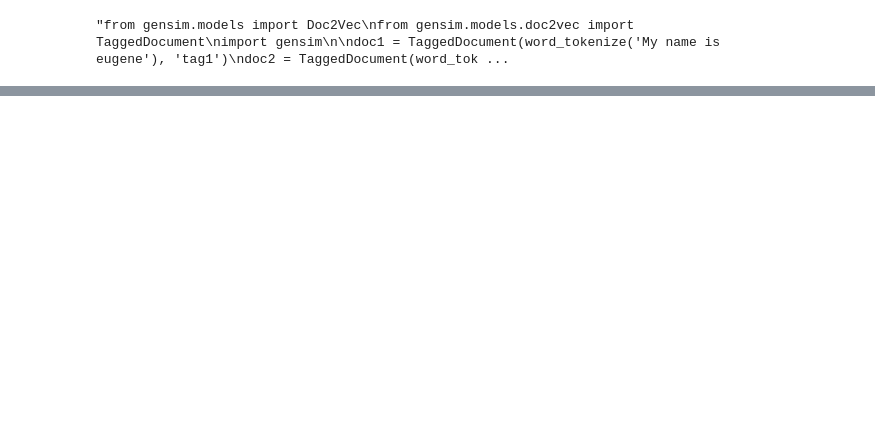
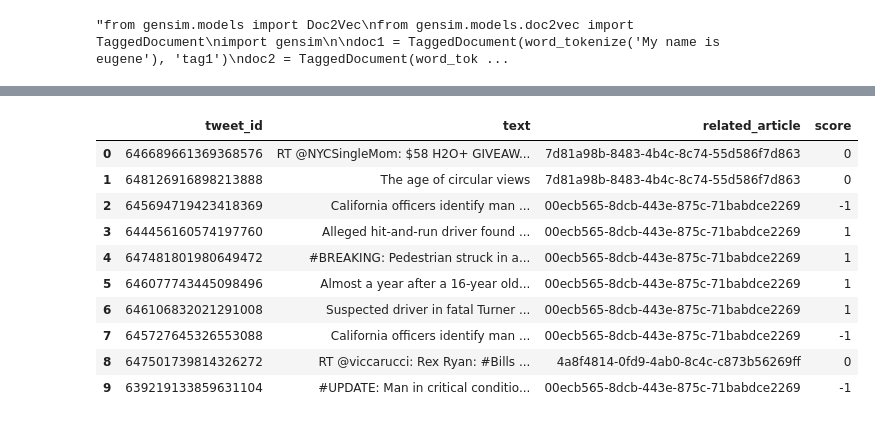
Before and after one commit to Dustyik/IR-tweets---disaster-, a Jupyter notebook: Project.ipynb, the cells around one changed output, grey strips where cells are left out. Cells and saved outputs as stored; diff of their text form; code cells hidden in the pictures; blank space fills up the shorter version.

```diff
--- a/Project.ipynb
+++ b/Project.ipynb
@@ -359,0 +385,16 @@ model.train(sentences, total_examples=model.corpus_count, epochs=10)
+# %%
+docterm = TfIdf(data)
+result = docterm.query(query_id, query_text, 'euclidean')
+result
+# %% [output]
+|  | tweet_id | text | related_article | score |
+| 0 | 646689661369368576 | RT @NYCSingleMom: $58 H2O+ GIVEAW... | 7d81a98b-8483-4b4c-8c74-55d586f7d863 | 0 |
+| 1 | 648126916898213888 | The age of circular views | 7d81a98b-8483-4b4c-8c74-55d586f7d863 | 0 |
+| 2 | 645694719423418369 | California officers identify man ... | 00ecb565-8dcb-443e-875c-71babdce2269 | -1 |
+| 3 | 644456160574197760 | Alleged hit-and-run driver found ... | 00ecb565-8dcb-443e-875c-71babdce2269 | 1 |
+| 4 | 647481801980649472 | #BREAKING: Pedestrian struck in a... | 00ecb565-8dcb-443e-875c-71babdce2269 | 1 |
+| 5 | 646077743445098496 | Almost a year after a 16-year old... | 00ecb565-8dcb-443e-875c-71babdce2269 | 1 |
+| 6 | 646106832021291008 | Suspected driver in fatal Turner ... | 00ecb565-8dcb-443e-875c-71babdce2269 | 1 |
+| 7 | 645727645326553088 | California officers identify man ... | 00ecb565-8dcb-443e-875c-71babdce2269 | -1 |
+| 8 | 647501739814326272 | RT @viccarucci: Rex Ryan: #Bills ... | 4a8f4814-0fd9-4ab0-8c4c-c873b56269ff | 0 |
+| 9 | 639219133859631104 | #UPDATE: Man in critical conditio... | 00ecb565-8dcb-443e-875c-71babdce2269 | -1 |
```
Also changed, not shown: parts of 5 cells of this notebook, 2 other files.
